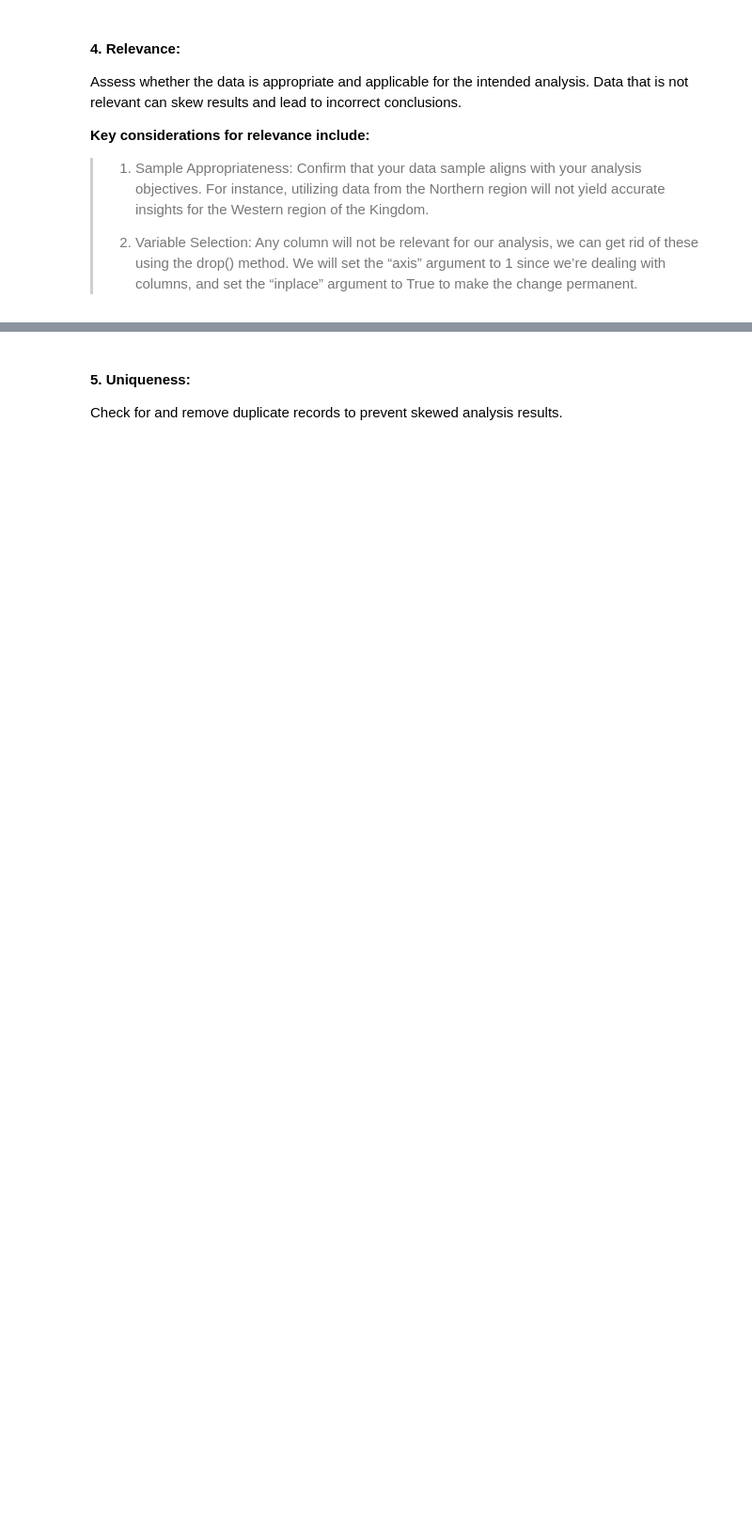
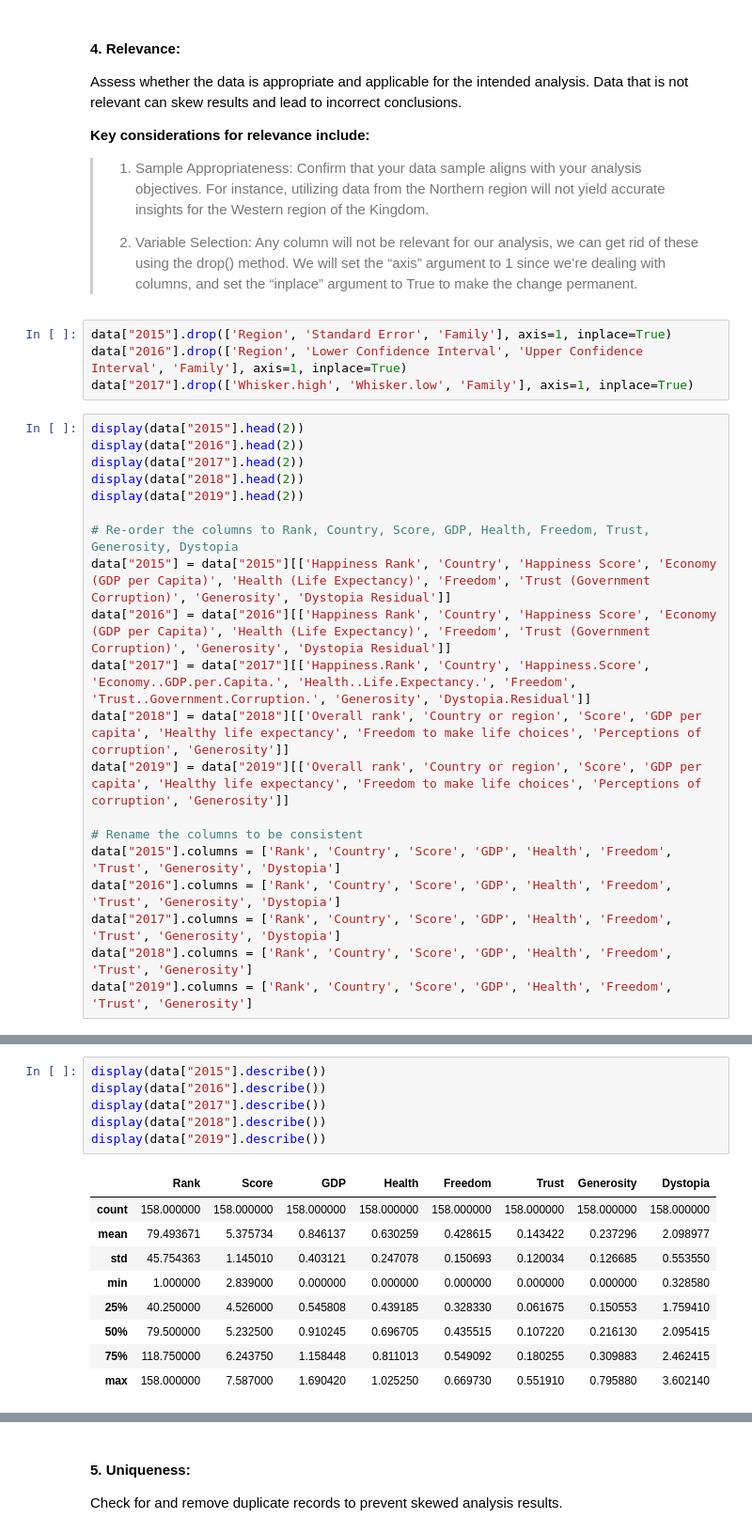
Before and after one commit to Tuwaiq-DS-ML-bootcamp-V-7/Usecase-2, a Jupyter notebook: EDA explain template.ipynb, the cells around one changed output, grey strips where cells are left out. Shown at 94% size. Cells and saved outputs as stored; diff of their text form; blank space fills up the shorter version.

```diff
--- a/EDA explain template.ipynb
+++ b/EDA explain template.ipynb
@@ -134,3 +283,27 @@ Assess whether the data is appropriate and applicable for the intended analysis.
 > 1. Sample Appropriateness: Confirm that your data sample aligns with your analysis objectives. For instance, utilizing data from the Northern region will not yield accurate insights for the Western region of the Kingdom.
 >
 > 2. Variable Selection: Any column will not be relevant for our analysis, we can get rid of these using the drop() method. We will set the “axis” argument to 1 since we’re dealing with columns, and set the “inplace” argument to True to make the change permanent.
+# %%
+data["2015"].drop(['Region', 'Standard Error', 'Family'], axis=1, inplace=True)
+data["2016"].drop(['Region', 'Lower Confidence Interval', 'Upper Confidence Interval', 'Family'], axis=1, inplace=True)
+data["2017"].drop(['Whisker.high', 'Whisker.low', 'Family'], axis=1, inplace=True)
+# %%
+display(data["2015"].head(2))
+display(data["2016"].head(2))
+display(data["2017"].head(2))
+display(data["2018"].head(2))
+display(data["2019"].head(2))
+
+# Re-order the columns to Rank, Country, Score, GDP, Health, Freedom, Trust, Generosity, Dystopia
+data["2015"] = data["2015"][['Happiness Rank', 'Country', 'Happiness Score', 'Economy (GDP per Capita)', 'Health (Life Expectancy)', 'Freedom', 'Trust (Government Corruption)', 'Generosity', 'Dystopia Residual']]
+data["2016"] = data["2016"][['Happiness Rank', 'Country', 'Happiness Score', 'Economy (GDP per Capita)', 'Health (Life Expectancy)', 'Freedom', 'Trust (Government Corruption)', 'Generosity', 'Dystopia Residual']]
+data["2017"] = data["2017"][['Happiness.Rank', 'Country', 'Happiness.Score', 'Economy..GDP.per.Capita.', 'Health..Life.Expectancy.', 'Freedom', 'Trust..Government.Corruption.', 'Generosity', 'Dystopia.Residual']]
+data["2018"] = data["2018"][['Overall rank', 'Country or region', 'Score', 'GDP per capita', 'Healthy life expectancy', 'Freedom to make life choices', 'Perceptions of corruption', 'Generosity']]
+data["2019"] = data["2019"][['Overall rank', 'Country or region', 'Score', 'GDP per capita', 'Healthy life expectancy', 'Freedom to make life choices', 'Perceptions of corruption', 'Generosity']]
+
+# Rename the columns to be consistent
+data["2015"].columns = ['Rank', 'Country', 'Score', 'GDP', 'Health', 'Freedom', 'Trust', 'Generosity', 'Dystopia']
+data["2016"].columns = ['Rank', 'Country', 'Score', 'GDP', 'Health', 'Freedom', 'Trust', 'Generosity', 'Dystopia']
+data["2017"].columns = ['Rank', 'Country', 'Score', 'GDP', 'Health', 'Freedom', 'Trust', 'Generosity', 'Dystopia']
+data["2018"].columns = ['Rank', 'Country', 'Score', 'GDP', 'Health', 'Freedom', 'Trust', 'Generosity']
+data["2019"].columns = ['Rank', 'Country', 'Score', 'GDP', 'Health', 'Freedom', 'Trust', 'Generosity']
@@ -136,0 +348,16 @@ Assess whether the data is appropriate and applicable for the intended analysis.
+# %%
+display(data["2015"].describe())
+display(data["2016"].describe())
+display(data["2017"].describe())
+display(data["2018"].describe())
+display(data["2019"].describe())
+# %% [output]
+|  | Rank | Score | GDP | Health | Freedom | Trust | Generosity | Dystopia |
+| count | 158.000000 | 158.000000 | 158.000000 | 158.000000 | 158.000000 | 158.000000 | 158.000000 | 158.000000 |
+| mean | 79.493671 | 5.375734 | 0.846137 | 0.630259 | 0.428615 | 0.143422 | 0.237296 | 2.098977 |
+| std | 45.754363 | 1.145010 | 0.403121 | 0.247078 | 0.150693 | 0.120034 | 0.126685 | 0.553550 |
+| min | 1.000000 | 2.839000 | 0.000000 | 0.000000 | 0.000000 | 0.000000 | 0.000000 | 0.328580 |
+| 25% | 40.250000 | 4.526000 | 0.545808 | 0.439185 | 0.328330 | 0.061675 | 0.150553 | 1.759410 |
+| 50% | 79.500000 | 5.232500 | 0.910245 | 0.696705 | 0.435515 | 0.107220 | 0.216130 | 2.095415 |
+| 75% | 118.750000 | 6.243750 | 1.158448 | 0.811013 | 0.549092 | 0.180255 | 0.309883 | 2.462415 |
+| max | 158.000000 | 7.587000 | 1.690420 | 1.025250 | 0.669730 | 0.551910 | 0.795880 | 3.602140 |
```
Also changed, not shown: parts of 15 cells of this notebook, 1 other file.
